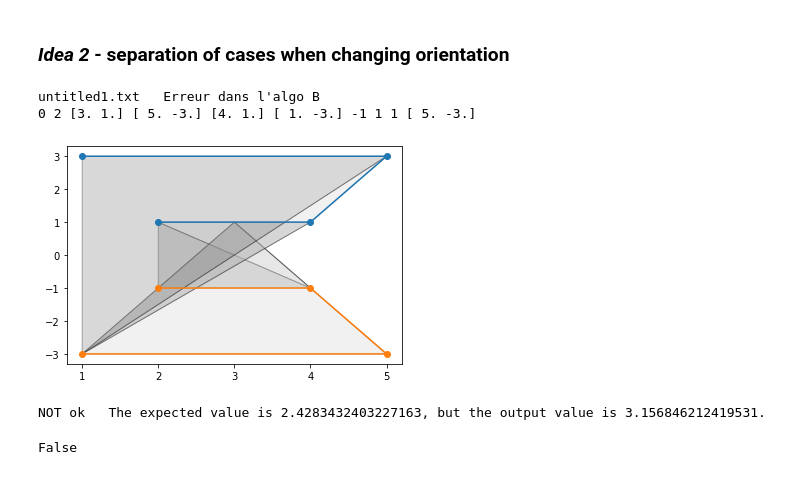
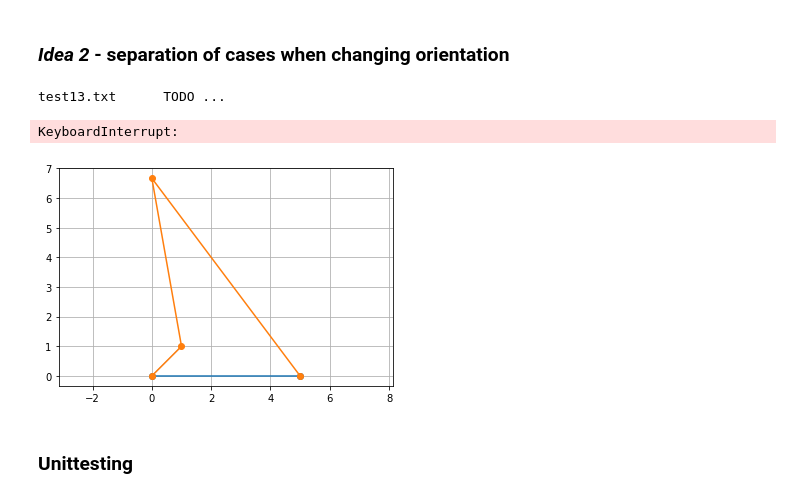
Before and after one commit to JulienNonin/error-btw-trajectories, a Jupyter notebook: Sol1b-Orientation-Copy1.ipynb, the cells around one changed output. Cells and saved outputs as stored; diff of their text form; code cells hidden in the pictures.

```diff
--- a/Sol1b-Orientation-Copy1.ipynb
+++ b/Sol1b-Orientation-Copy1.ipynb
@@ -40,6 +40,11 @@ def find_next_focus_point4(p1, p2, q1, q2, oldpoint):
         return True
     else:
         return dist_to_line(*(p1, q1), p2) < dist_to_line(*(p1, q1), q2)
+# %%
+find_intersections(A, B):
+    S, T = [], []
+    for i in range(len(A)):
+        for j in range(i, len(B)):
 # %% [markdown]
 ### *Idea 2* -  separation of cases when changing orientation
 # %%
@@ -53,6 +58,7 @@ def error_btw_trajectories(S, T):
     ax.yaxis.set_major_locator(MaxNLocator(integer=True))
     plt.grid()
     error, old_point, dir_point = 0, si, (si + tj) / 2
+    plt.axis("equal")
     while i < len(S) - 1 and j < len(T) - 1:
 #         plt.show()
 #         plt.figure()
@@ -69,7 +75,7 @@ def error_btw_trajectories(S, T):
             # Compute area of the triangle intersect, si, tj
             error += triangle_area(si, tj, intersect, ax)
             plt.plot(*intersect, 'og')
-            if find_next_focus_point3(si, S[i+1], tj, T[j+1]):
+            if find_next_focus_point1(si, S[i+1], tj, T[j+1]):
                 old_point = si
                 dir_point = (si + tj)/2 # TODO : is this a good idea ??????????
                 si, i = S[i+1], i+1
@@ -85,7 +91,7 @@ def error_btw_trajectories(S, T):
 #             print("orientation", orientation_s, orientation_t)
             if orientation_s == 0 and orientation_t == 0:
 #                 print("Strange ...")
-                if find_next_focus_point3(si, S[i+1], tj, T[j+1]):
+                if find_next_focus_point2(si, S[i+1], tj, T[j+1]):
                     old_point, dir_point = si, si
                     si, i = S[i+1], i+1
                 else:
@@ -94,7 +100,7 @@ def error_btw_trajectories(S, T):
             elif orientation_s == orientation_t or orientation_s == 0 or orientation_t==0:
 #                 print("old point", old_point, "dir_point", dir_point)
                 #simple case : S[i+1] and T[j+1] are on the side of the line (si, tj)
-                if orientation_s == 0 or find_next_focus_point4(si, S[i+1], tj, T[j+1], dir_point):
+                if orientation_s == 0 or find_next_focus_point4(si, S[i+1], tj, T[j+1], old_point):
                     old_point, dir_point = si, si
                     si, i = S[i+1], i+1
                 else:
@@ -162,10 +168,10 @@ def error_btw_trajectories(S, T):
     Slen = sum(norm(S[i+1] - S[i]) for i in range(len(S) - 1))
     return error / Slen
 # %%
-validator.test(error_btw_trajectories, samples_range = slice(14, None), dirname = "../indoor-location-oracles/Oracles/")
+validator.test(error_btw_trajectories, samples_range = slice(5, None), dirname = "test/")
 # %% [output]
-untitled1.txt   Erreur dans l'algo B
-0 2 [3. 1.] [ 5. -3.] [4. 1.] [ 1. -3.] -1 1 1 [ 5. -3.]
+test13.txt      TODO ...
+KeyboardInterrupt:
-[figure, old version]
+[figure, new version]
-NOT ok   The expected value is 2.4283432403227163, but the output value is 3.156846212419531.
-False
+# %% [markdown]
+### Unittesting
```
Also changed, not shown: parts of 4 cells of this notebook, 3 other files.
